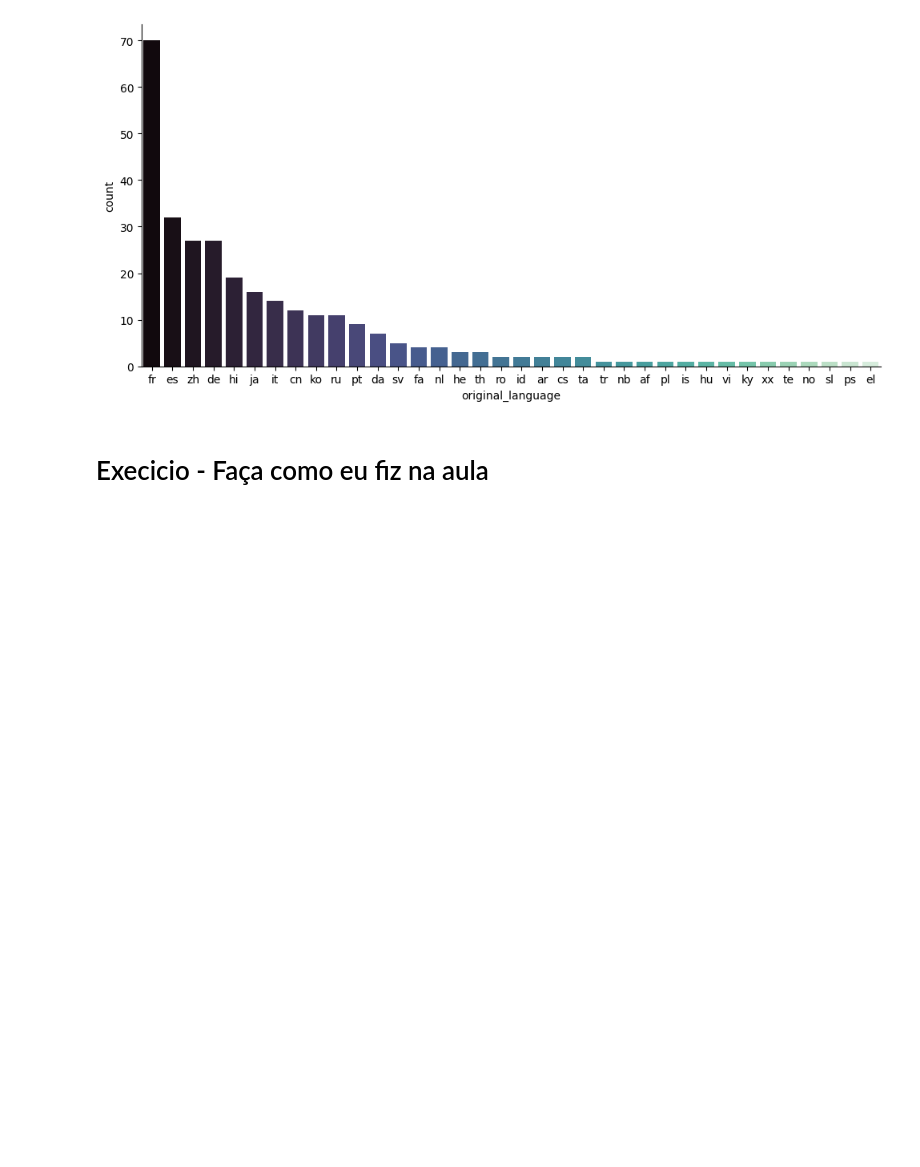
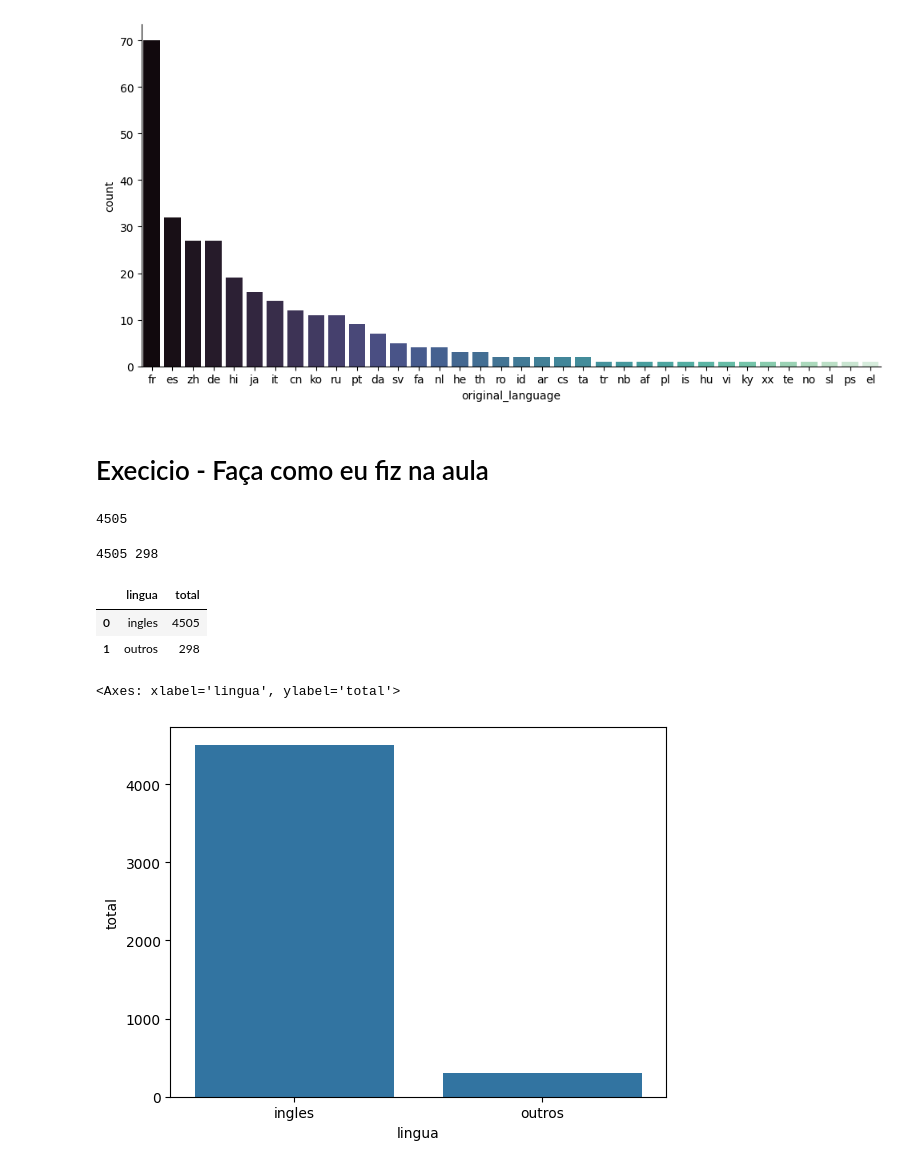
Before and after one commit to orlandojsjunior/Data_Science-Analise_e_visualizacao_de_dados, a Jupyter notebook: Introdução_data_science.ipynb, the cells around one changed output. Drawn from its saved outputs; the diff is of its cells as text; code cells hidden in the pictures; blank space fills up the shorter version.

Commit message:
Reposta do exercicio -  05 Continuando com a visualização

```diff
--- a/Introdução_data_science.ipynb
+++ b/Introdução_data_science.ipynb
@@ -696,3 +696,44 @@ Passing `palette` without assigning `hue` is deprecated and will be removed in v
 [figure]
 # %% [markdown]
 # Execicio - Faça como eu fiz na aula
+# %%
+# Seguindo o contexto da aula com o dados do TMDB e a biblioteca do Seaborn importada, vamos verificar a quantidade de línguas que existem no nosso dataframe.
+
+# Começaremos contando os valores das categorias (línguas) que existem no nosso CSV. Em seguida, somaremos esses valores, alocando-os a uma variável total_geral. Dessa variável, iremos subtrair somente os filmes cuja língua é inglês (en), resultando no nosso total_do_resto:
+
+total_por_lingua = tmdb["original_language"].value_counts()
+
+total_geral = total_por_lingua.sum()
+
+total_de_ingles = total_por_lingua.loc["en"]
+
+total_de_ingles
+# %% [output]
+4505
+# %%
+
+total_do_resto = total_geral - total_de_ingles
+print(total_de_ingles, total_do_resto)
+# %% [output]
+4505 298
+# %%
+# Prosseguindo, criaremos um dicionário do Pandas contendo duas colunas: "língua", dividida entre ingles e outros; e "total", com os valores de total_de_ingles e total_do_resto. Com esse dicionário, geraremos um dataframe:
+
+dados = {
+    'lingua' : ['ingles','outros'],
+    'total' : [total_de_ingles, total_do_resto]
+}
+dados = pd.DataFrame(dados)
+
+dados
+# %% [output]
+|  | lingua | total |
+| 0 | ingles | 4505 |
+| 1 | outros | 298 |
+# %%
+# Plotaremos, então, um gráfico de barras no qual o eixo x serão as nossas línguas, e o y as ocorrências no conjunto:
+
+sns.barplot(x="lingua", y="total", data = dados)
+# %% [output]
+<Axes: xlabel='lingua', ylabel='total'>
+[figure, added]
```
Also changed, not shown: parts of 5 cells of this notebook.
